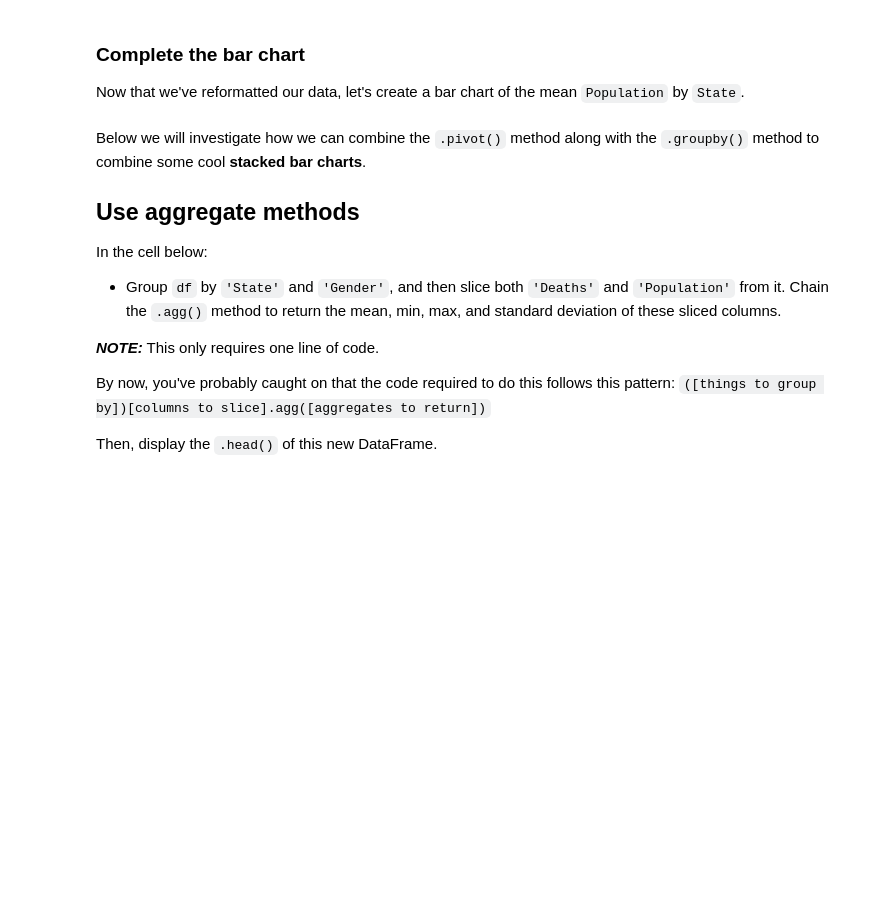
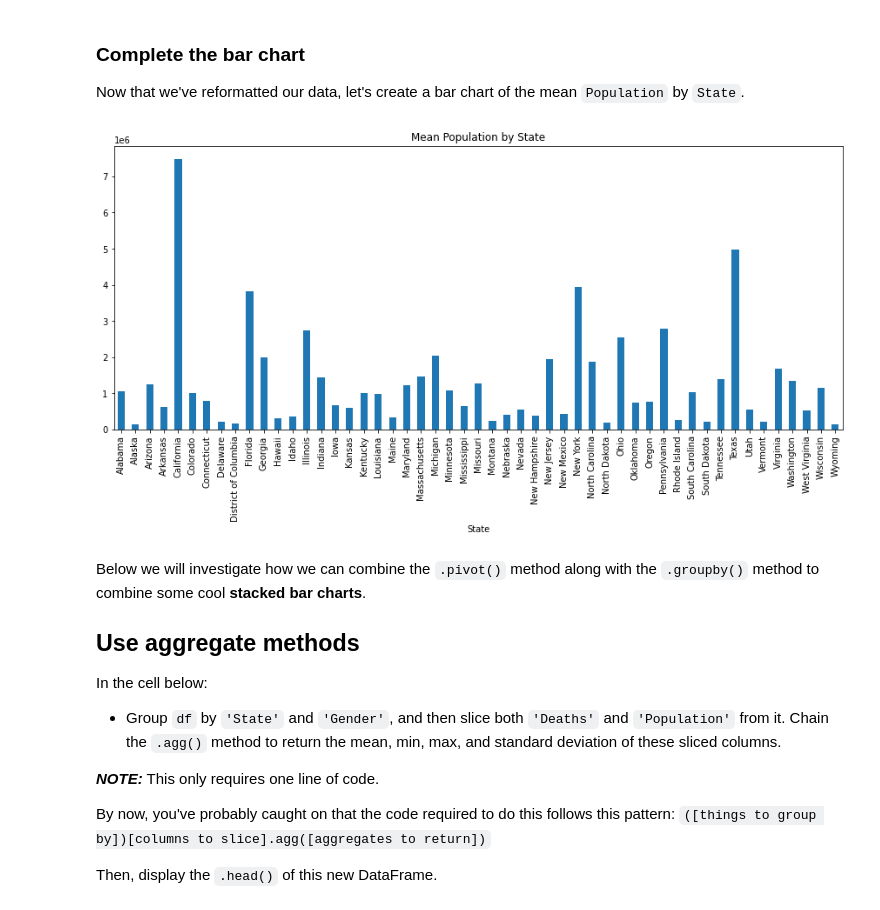
Before and after one commit to mcshoja/dsc-pivot-tables-pandas-lab, a Jupyter notebook: index.ipynb, the cells around one changed output. Cells and saved outputs as stored; diff of their text form; code cells hidden in the pictures; blank space fills up the shorter version.

```diff
--- a/index.ipynb
+++ b/index.ipynb
@@ -141,3 +192,9 @@ to_drop = None
+# %%
+# Your code here
+to_drop = df[df['Population'] == 'Not Applicable']
+df.drop(to_drop.index, axis=0, inplace=True)
+
+df["Population"] = df["Population"].astype("int64")
 # %% [markdown]
 ### Complete the bar chart
 
@@ -147,3 +202,8 @@ Now that we've reformatted our data, let's create a bar chart of the mean `Popul
+# %%
+# Your code here
+df.groupby("State")["Population"].mean().plot(kind="bar", figsize=(15,6), title="Mean Population by State");
+# %% [output]
+[figure, added]
 # %% [markdown]
 Below we will investigate how we can combine the `.pivot()` method along with the `.groupby()` method to combine some cool **stacked bar charts**.
 
```
Also changed, not shown: parts of 32 cells of this notebook.
